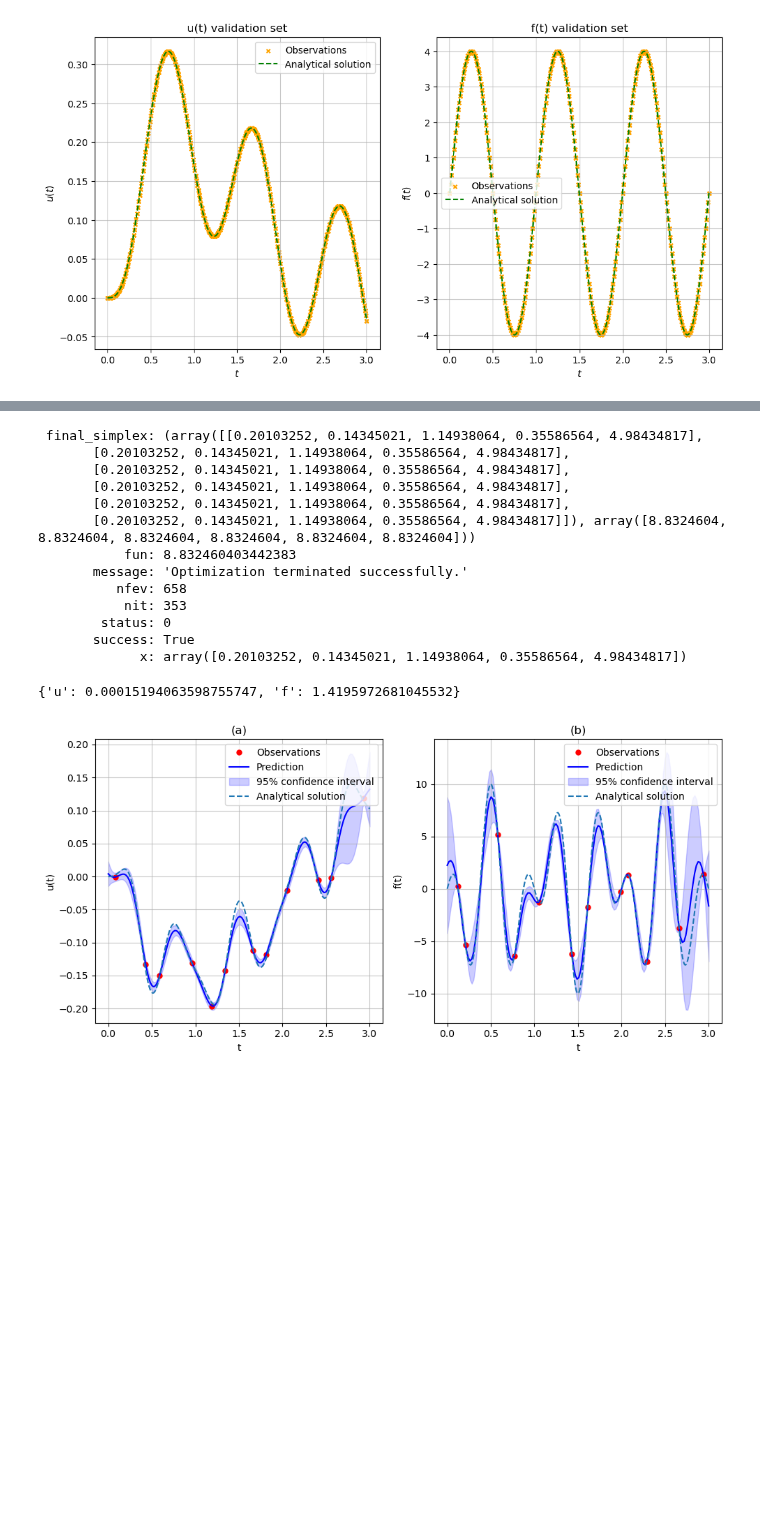
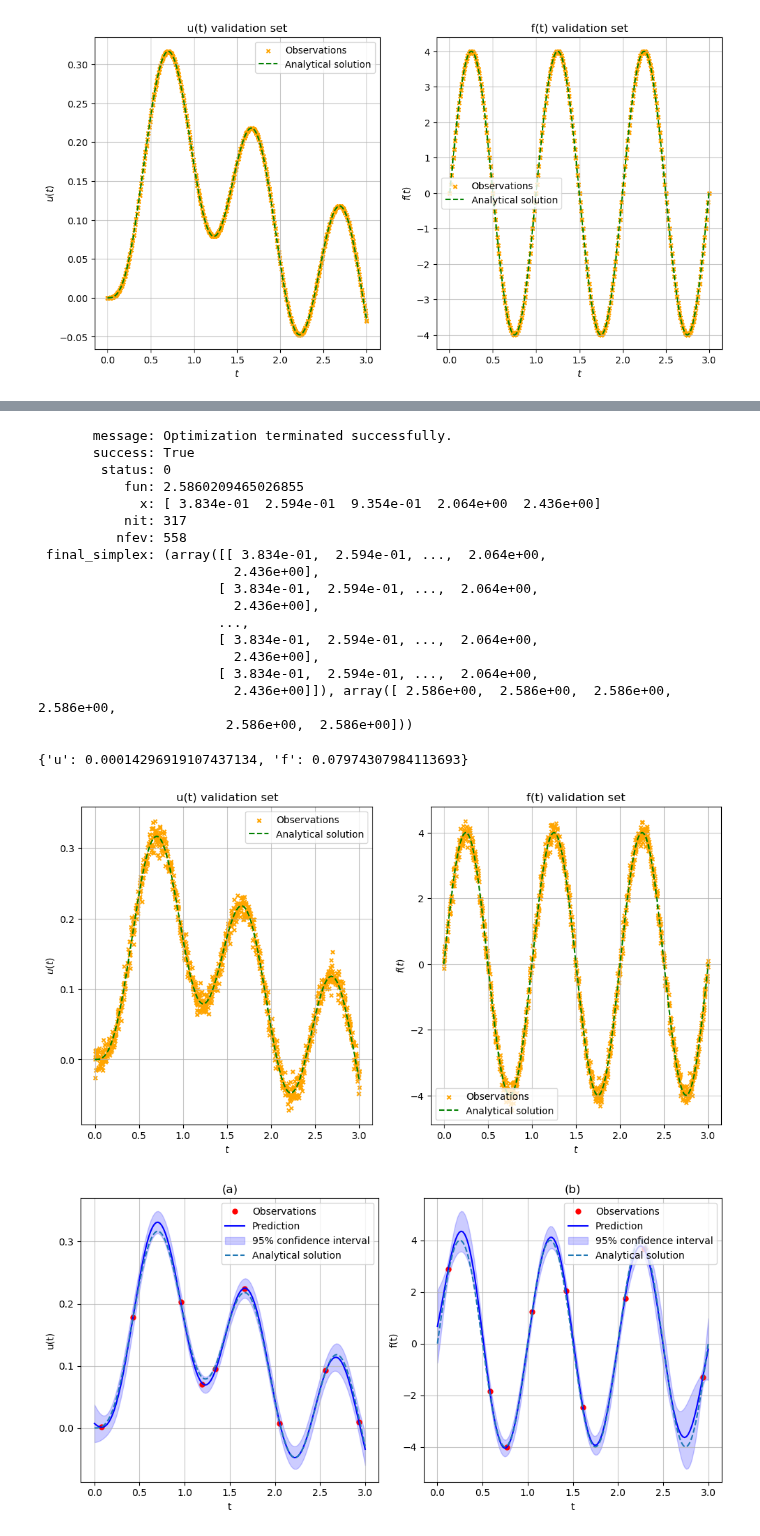
Before and after one commit to TobiLeitgeb/Code_bac, a Jupyter notebook: final_examples/oscillator/oscillator.ipynb, the cells around one changed output, grey strips where cells are left out. Cells and saved outputs as stored; diff of their text form; code cells hidden in the pictures; blank space fills up the shorter version.

```diff
--- a/final_examples/oscillator/oscillator.ipynb
+++ b/final_examples/oscillator/oscillator.ipynb
@@ -30,7 +30,7 @@ def get_initial_values():
     theta_initial[3] = rng.uniform(0, 3, 1)
     theta_initial[4] = rng.uniform(1, 4, 1)
     return theta_initial
-n_iterations, n_threads = 20, 10
+n_iterations, n_threads = 4000, 10
 
 # model.train("TNC",500,n_threads,{'theta_initial': get_initial_values,   #needed for all optimization methods
 #                                            'bounds': ((1e-2, None), (1e-5, None), (1e-2, None),(1e-2, None),(1e-2,None)), #needed for TNC and L-BFGS-B
@@ -82,31 +90,37 @@ MSE f:  2.6925084968100346
 # %%
 model2 = PhysicsInformedGP_regressor(kernel,timedependence=False, params = params)
-model2.set_training_data("damped_second_m1b02k2.csv",12,[1e-5,1e-7],seeds_training)
+model2.set_training_data("damped_m1k2b1.csv",9,[1e-4,3e-2],seeds_training)
 model2.set_validation_data(1000)
-n_iterations = 20
+model2.plot_validation_set()
+n_iterations = 200
 model2.train("Nelder-Mead",n_iterations,n_threads,{'theta_initial': get_initial_values,   #needed for all optimization methods
                                             'bounds': ((1e-2, None), (1e-5, None), (1e-2, None),(1e-2, None),(1e-2,None)), #needed for TNC and L-BFGS-B
                                             'gtol': 1e-6})
 # model.train("L-BFGS-B",n_iterations,n_threads,{'theta_initial': get_initial_values,   #needed for all optimization methods
 #                                             'bounds': ((1e-2, None), (1e-5, None), (1e-2, None),(1e-2, None),(1e-2,None)), #needed for TNC and L-BFGS-B
 #                                             'gtol': 1e-6})model2.set_params(x2)
 model2.predict_model(X_star)
-model2.plot_prediction(X_star, "prediction", "prediction_second_example.png")
+model2.plot_prediction(X_star,"",None)
 model2.error()
 model2.MSE
 # %% [output]
- final_simplex: (array([[0.20103252, 0.14345021, 1.14938064, 0.35586564, 4.98434817],
-       [0.20103252, 0.14345021, 1.14938064, 0.35586564, 4.98434817],
-       [0.20103252, 0.14345021, 1.14938064, 0.35586564, 4.98434817],
-       [0.20103252, 0.14345021, 1.14938064, 0.35586564, 4.98434817],
-       [0.20103252, 0.14345021, 1.14938064, 0.35586564, 4.98434817],
-       [0.20103252, 0.14345021, 1.14938064, 0.35586564, 4.98434817]]), array([8.8324604, 8.8324604, 8.8324604, 8.8324604, 8.8324604, 8.8324604]))
-           fun: 8.832460403442383
-       message: 'Optimization terminated successfully.'
-          nfev: 658
-           nit: 353
+       message: Optimization terminated successfully.
+       success: True
         status: 0
-       success: True
-             x: array([0.20103252, 0.14345021, 1.14938064, 0.35586564, 4.98434817])
+           fun: 2.5860209465026855
+             x: [ 3.834e-01  2.594e-01  9.354e-01  2.064e+00  2.436e+00]
+           nit: 317
+          nfev: 558
+ final_simplex: (array([[ 3.834e-01,  2.594e-01, ...,  2.064e+00,
+                         2.436e+00],
+                       [ 3.834e-01,  2.594e-01, ...,  2.064e+00,
+                         2.436e+00],
+                       ...,
+                       [ 3.834e-01,  2.594e-01, ...,  2.064e+00,
+                         2.436e+00],
+                       [ 3.834e-01,  2.594e-01, ...,  2.064e+00,
+                         2.436e+00]]), array([ 2.586e+00,  2.586e+00,  2.586e+00,  2.586e+00,
+                        2.586e+00,  2.586e+00]))
-{'u': 0.00015194063598755747, 'f': 1.4195972681045532}
+{'u': 0.00014296919107437134, 'f': 0.07974307984113693}
-[figure, old version]
+[figure, new version]
+[figure, added]
```
Also changed, not shown: parts of 7 cells of this notebook, 20 other files.
